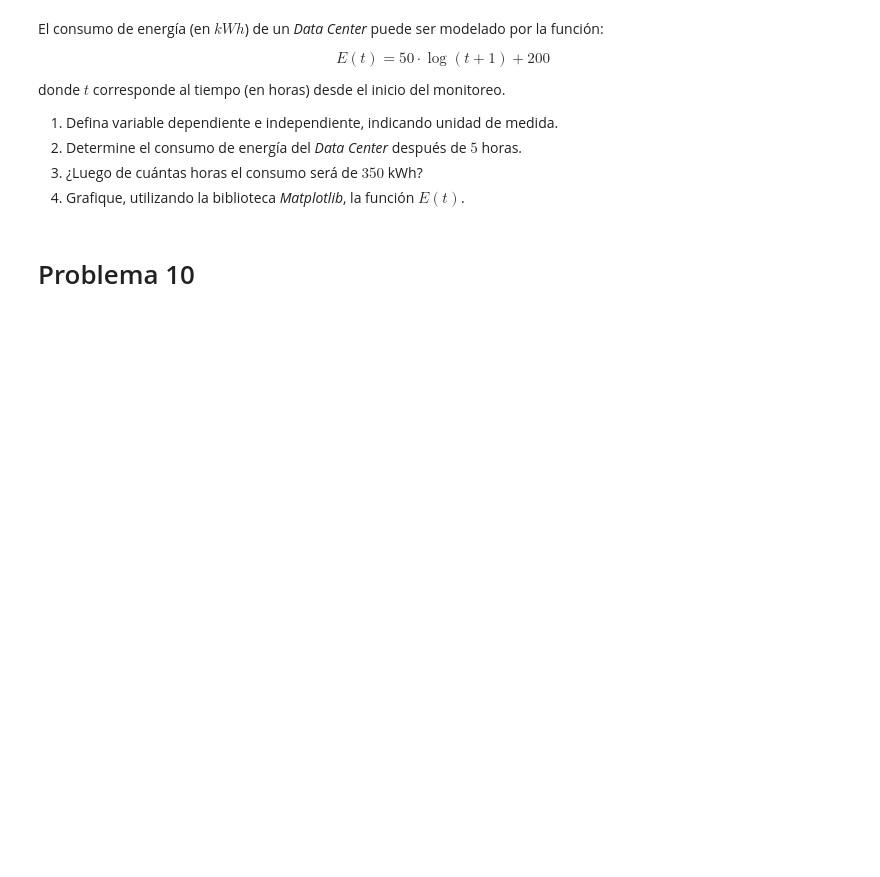
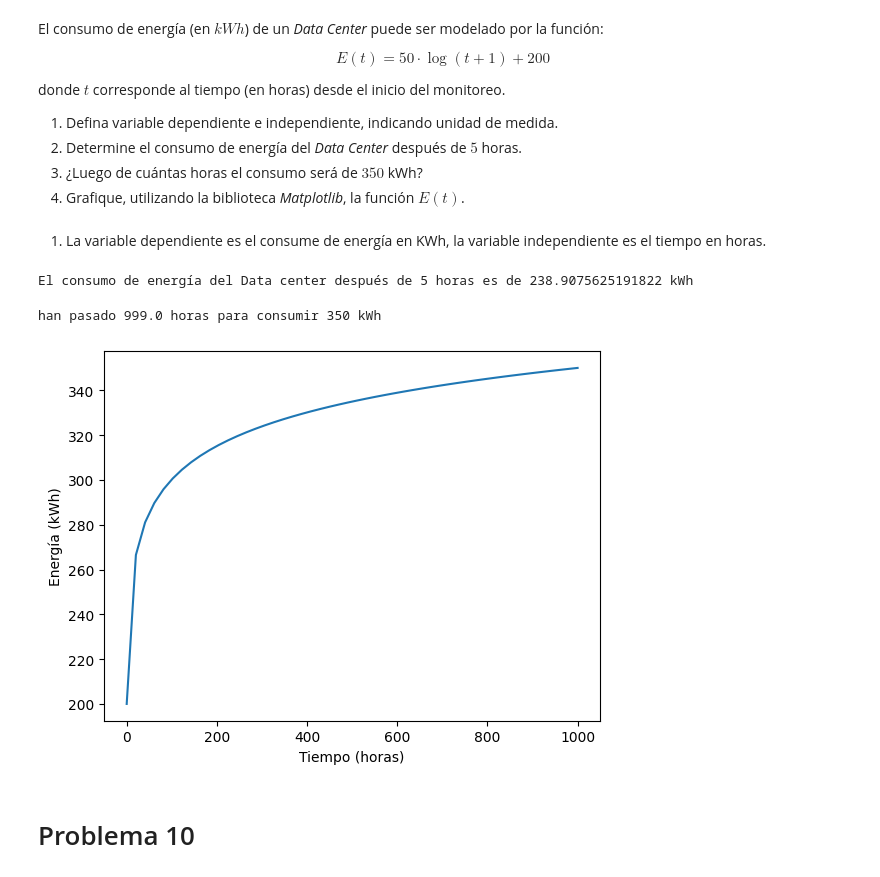
Before and after one commit to Kimulegen/matematica-aplicada, a Jupyter notebook: G1_Funciones.ipynb, the cells around one changed output. Cells and saved outputs as stored; diff of their text form; code cells hidden in the pictures; blank space fills up the shorter version.

```diff
--- a/G1_Funciones.ipynb
+++ b/G1_Funciones.ipynb
@@ -352,6 +407,45 @@ donde $t$ corresponde al tiempo (en horas) desde el inicio del monitoreo.
 2. Determine el consumo de energía del *Data Center* después de $5$ horas.
 3. ¿Luego de cuántas horas el consumo será de $350$ kWh?
 4. Grafique, utilizando la biblioteca *Matplotlib*, la función $E(t)$.
+# %% [markdown]
+1. La variable dependiente es el consume de energía en KWh, la variable independiente es el tiempo en horas.
+# %%
+# 2
+import numpy as np
+
+def calc_energy_consumption(time):
+    return 50 * np.log10(time + 1) + 200
+
+def main():
+    print(f"El consumo de energía del Data center después de 5 horas es de {calc_energy_consumption(5)} kWh")
+
+main()
+# %% [output]
+El consumo de energía del Data center después de 5 horas es de 238.9075625191822 kWh
+# %%
+# 3
+def calc_time(energy):
+    return 10 ** ((energy - 200)/50) - 1
+
+def main():
+    print(f'han pasado {calc_time(350)} horas para consumir 350 kWh')
+
+main()
+# %% [output]
+han pasado 999.0 horas para consumir 350 kWh
+# %%
+# 4
+import matplotlib.pyplot as plt
+import numpy as np
+
+t = np.linspace(0, 1000)
+
+plt.plot(t, calc_energy_consumption(t))
+plt.xlabel('Tiempo (horas)')
+plt.ylabel('Energía (kWh)')
+plt.show()
+# %% [output]
+[figure, added]
 # %% [markdown]
 # Problema 10
 # %% [markdown]
```
Also changed, not shown: parts of 15 cells of this notebook.
